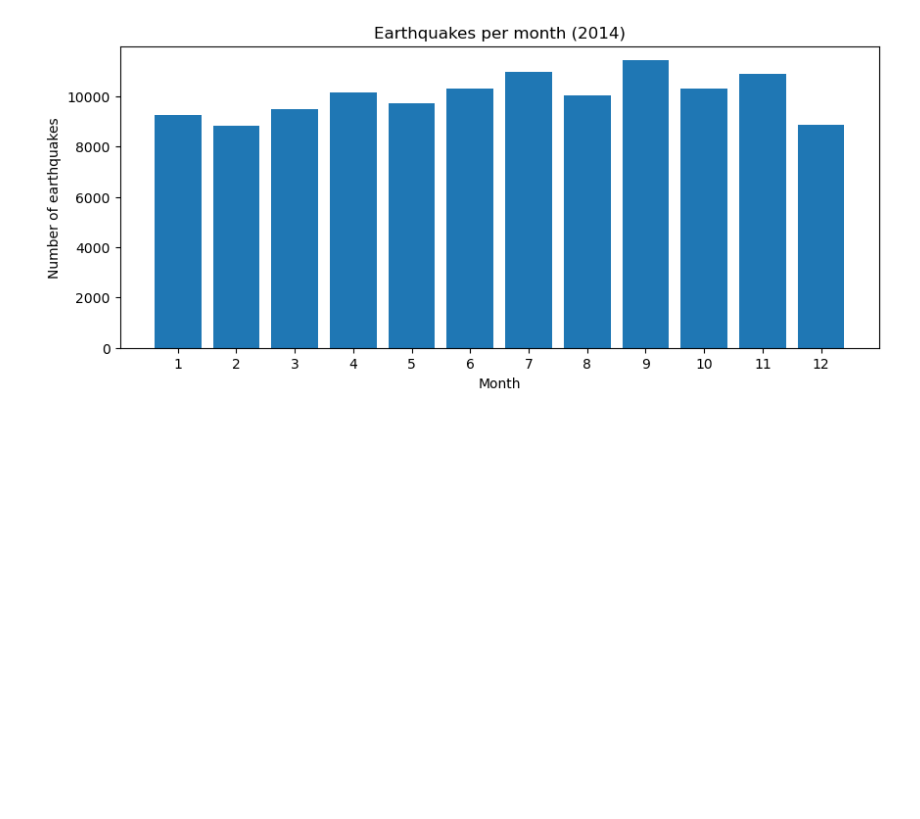
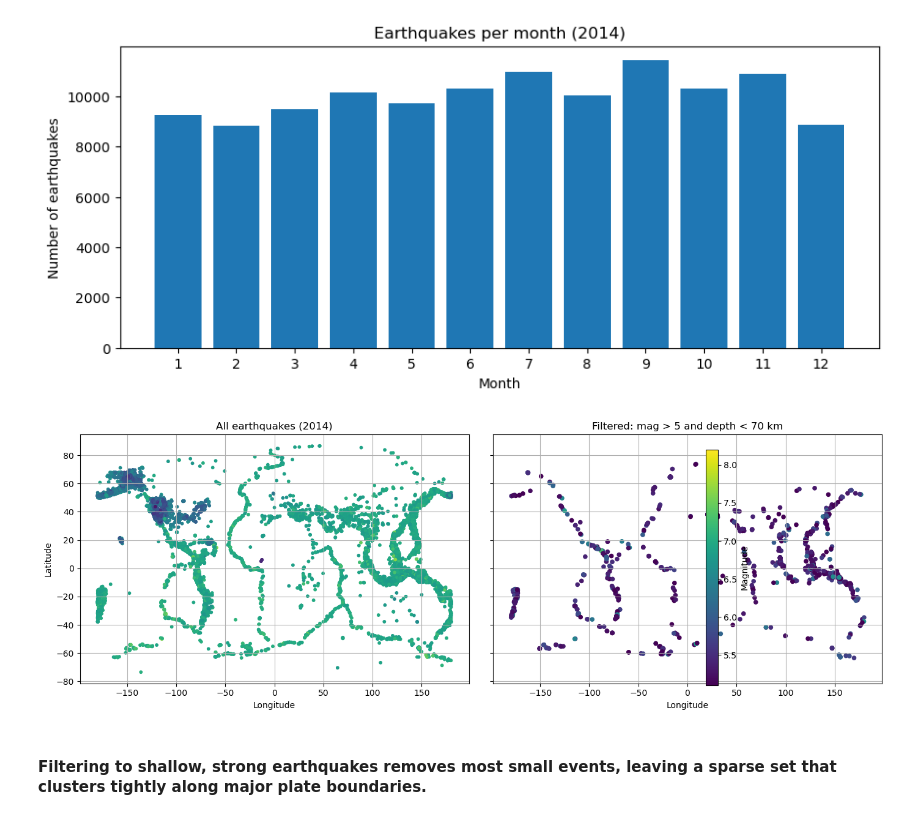
Before and after one commit to fc2831/Assignments, a Jupyter notebook: assignment7/assignment7.ipynb, the cells around one changed output. Saved outputs shown, nothing was run; the diff lists cells and outputs as text; code cells hidden in the pictures; blank space fills up the shorter version.

```diff
--- a/assignment7/assignment7.ipynb
+++ b/assignment7/assignment7.ipynb
@@ -200,3 +200,30 @@ plt.xticks(monthly_counts.index)
 plt.show()
 # %% [output]
 [figure]
+# %%
+filtered = df[(df["mag"] > 5) & (df["depth"] < 70)]
+# %%
+fig, (ax1, ax2) = plt.subplots(1, 2, figsize=(14, 5), sharex=True, sharey=True)
+
+# Left: unfiltered
+sc1 = ax1.scatter(df["longitude"], df["latitude"], c=df["mag"], s=10)
+ax1.set_title("All earthquakes (2014)")
+ax1.set_xlabel("Longitude")
+ax1.set_ylabel("Latitude")
+ax1.grid(True)
+
+# Right: filtered
+sc2 = ax2.scatter(filtered["longitude"], filtered["latitude"], c=filtered["mag"], s=20)
+ax2.set_title("Filtered: mag > 5 and depth < 70 km")
+ax2.set_xlabel("Longitude")
+ax2.grid(True)
+
+# One colorbar for both
+cbar = fig.colorbar(sc2, ax=[ax1, ax2], label="Magnitude")
+
+plt.tight_layout()
+plt.show()
+# %% [output]
+[figure, added]
+# %% [markdown]
+#### Filtering to shallow, strong earthquakes removes most small events, leaving a sparse set that clusters tightly along major plate boundaries.
```
